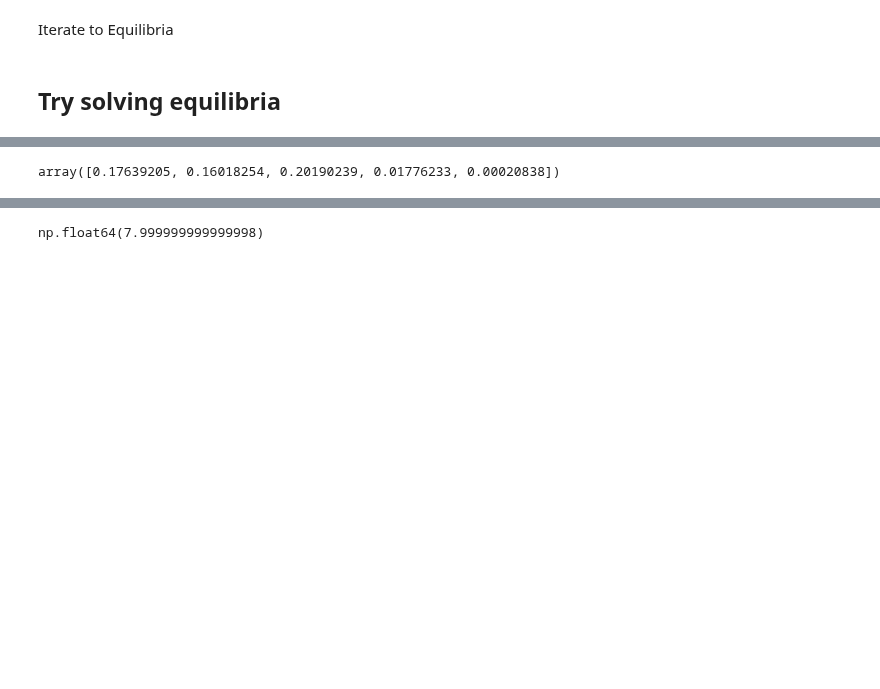
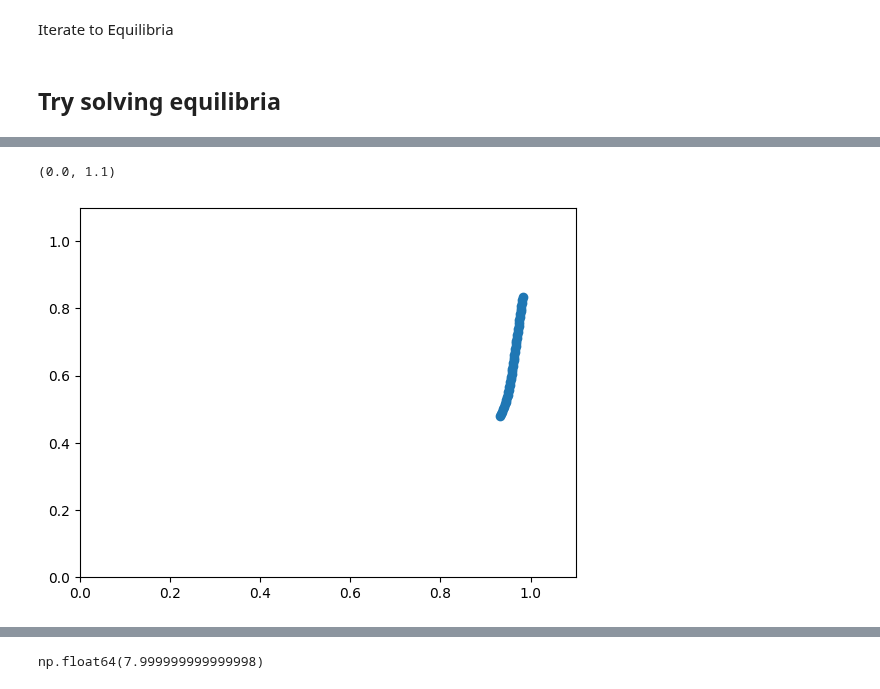
Before and after one commit to taliaborofsky/AdaptiveDynamics_CH_RS, a Jupyter notebook: TypeII_Eq_Plots.ipynb, the cells around one changed output, grey strips where cells are left out. Saved outputs shown, nothing was run; the diff lists cells and outputs as text; code cells hidden in the pictures; blank space fills up the shorter version.

```diff
--- a/TypeII_Eq_Plots.ipynb
+++ b/TypeII_Eq_Plots.ipynb
@@ -165,7 +351,10 @@ array([0., 1., 1., 1., 1., 1., 1., 1., 1., 1., 1., 1., 1., 1., 1., 1., 1.,
 # %%
-Fxvecs[-10]
+plt.scatter(N1vec,N2vec)
+plt.xlim([0,1.1])
+plt.ylim([0,1.1])
 # %% [output]
-array([0.17639205, 0.16018254, 0.20190239, 0.01776233, 0.00020838])
+(0.0, 1.1)
+[figure, added]
 # %%
 params = params_base.copy()
 params['β1'] = β1vec[-10]
```
Also changed, not shown: parts of 21 cells of this notebook, 12 other files.
